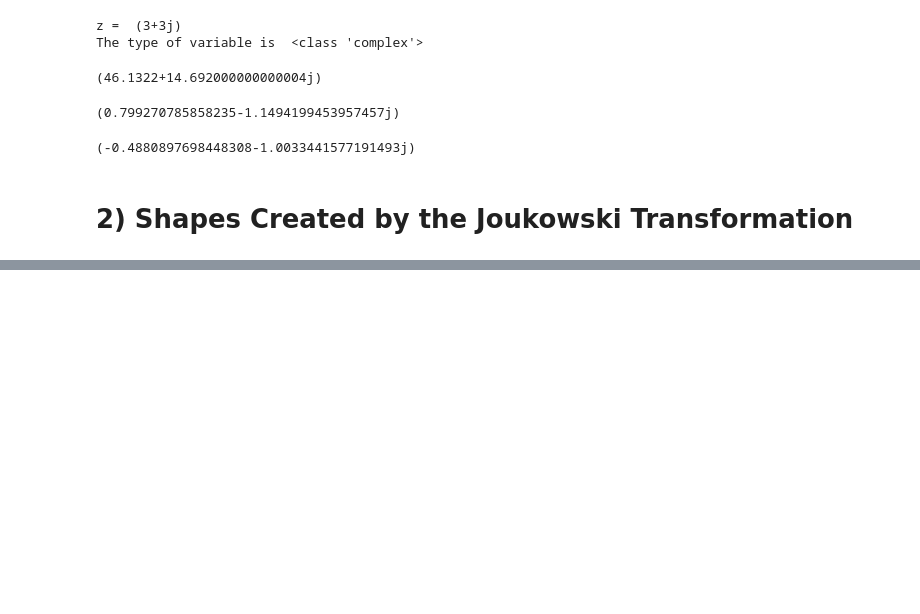
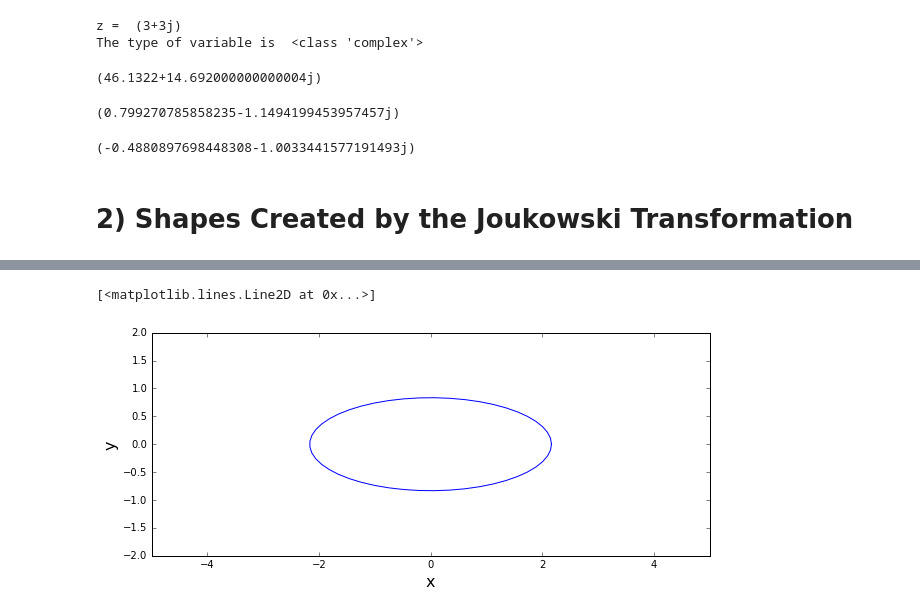
Before and after one commit to Pjgeno14/mae6226-workspace, a Jupyter notebook: Assignment-2.ipynb, the cells around one changed output, grey strips where cells are left out. Cells and saved outputs as stored; diff of their text form; code cells hidden in the pictures; blank space fills up the shorter version.

```diff
--- a/Assignment-2.ipynb
+++ b/Assignment-2.ipynb
@@ -56,7 +55,7 @@ def joukowski(zeta, constant):
 
     Returns
     -------
-    eta: 2D numpy array of floats
+    J: 2D numpy array of floats
         joukowski transformation
     """
     J = zeta + constant**2/zeta
@@ -63,0 +72,12 @@ def joukowski(zeta, constant):
+# %%
+zeta = joukowski(z, c)
+# %%
+pyplot.figure(figsize=(size,(y_end-y_start)/(x_end-x_start)*size))
+pyplot.xlabel('x', fontsize=16)
+pyplot.ylabel('y', fontsize=16)
+pyplot.xlim(x_start, x_end)
+pyplot.ylim(y_start, y_end)
+pyplot.plot(zeta.real, zeta.imag)
+# %% [output]
+[<matplotlib.lines.Line2D at 0x...>]
+[figure, added]
```
Also changed, not shown: parts of 22 cells of this notebook.
